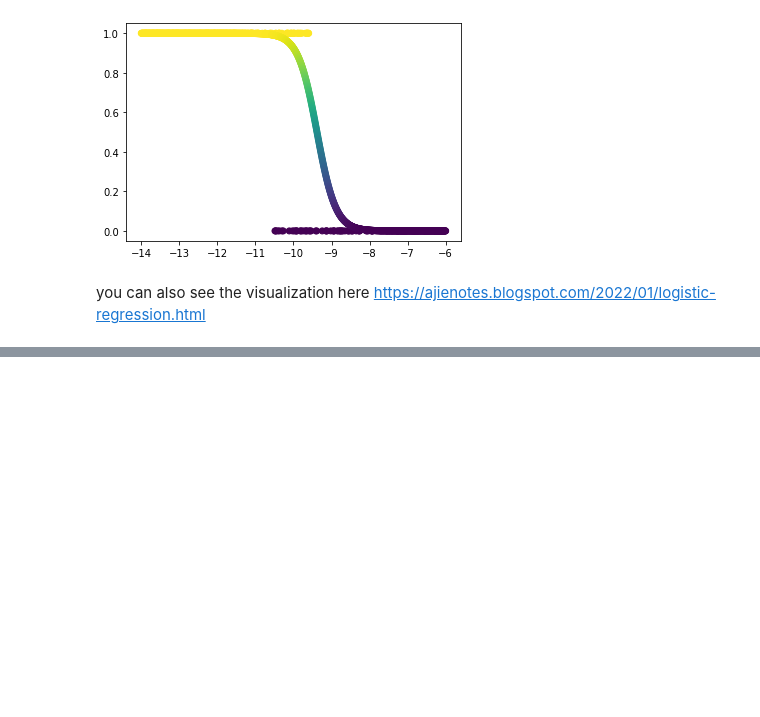
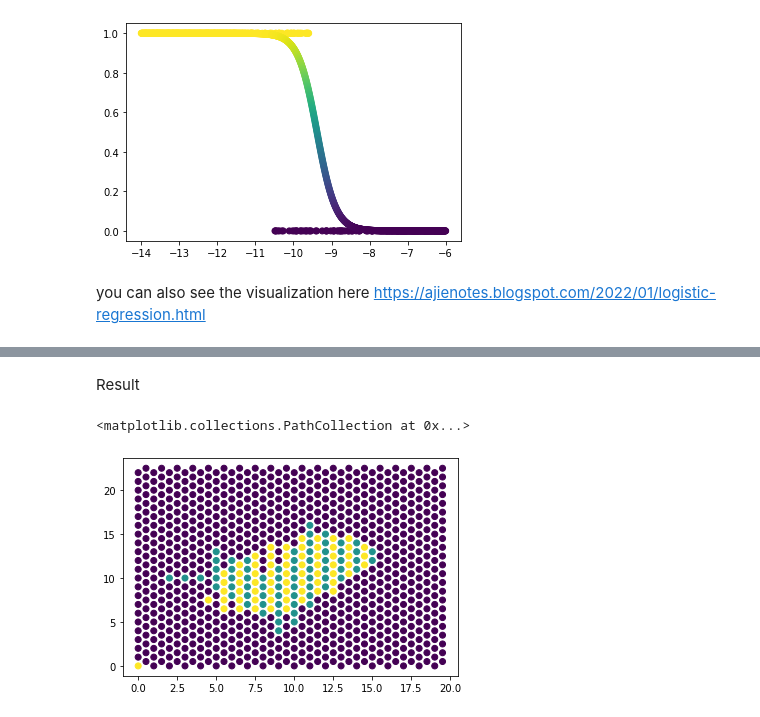
Before and after one commit to ajiekurniawansaputra/RegressionVisualize, a Jupyter notebook: LogisticRegression/Logistic Regression Notebook.ipynb, the cells around one changed output, grey strips where cells are left out. Cells and saved outputs as stored; diff of their text form; code cells hidden in the pictures; blank space fills up the shorter version.

```diff
--- a/LogisticRegression/Logistic Regression Notebook.ipynb
+++ b/LogisticRegression/Logistic Regression Notebook.ipynb
@@ -174,0 +270,22 @@ you can also see the visualization here https://ajienotes.blogspot.com/2022/01/l
+# %% [markdown]
+Result
+# %%
+cplot = index[:,2]*(1/2)
+cplot[0] = 1
+plt.scatter(index[:,0], index[:,1], c = cplot)
+x = index[:,0:2]
+x = np.transpose([np.ones(460), x[:,0], x[:,1], x[:,0]*x[:,1], x[:,0]*x[:,0], x[:,1]*x[:,1]])
+theta = [-6.95103246,  0.65734306,  1.16477159,  0.10737017, -0.09415707, -0.10855022]
+z = np.dot(x,theta)
+z = -z
+z = np.exp(z)
+prediction = 1/(1+z)
+for i in range(len(prediction)):
+    if prediction[i]>0.5:
+        prediction[i]=1
+    else: prediction[i]=0
+
+plt.scatter(index[:,0]+0.5, index[:,1]+0.5, c = prediction)
+# %% [output]
+<matplotlib.collections.PathCollection at 0x...>
+[figure, added]
```
Also changed, not shown: parts of 11 cells of this notebook, 2 other files.
